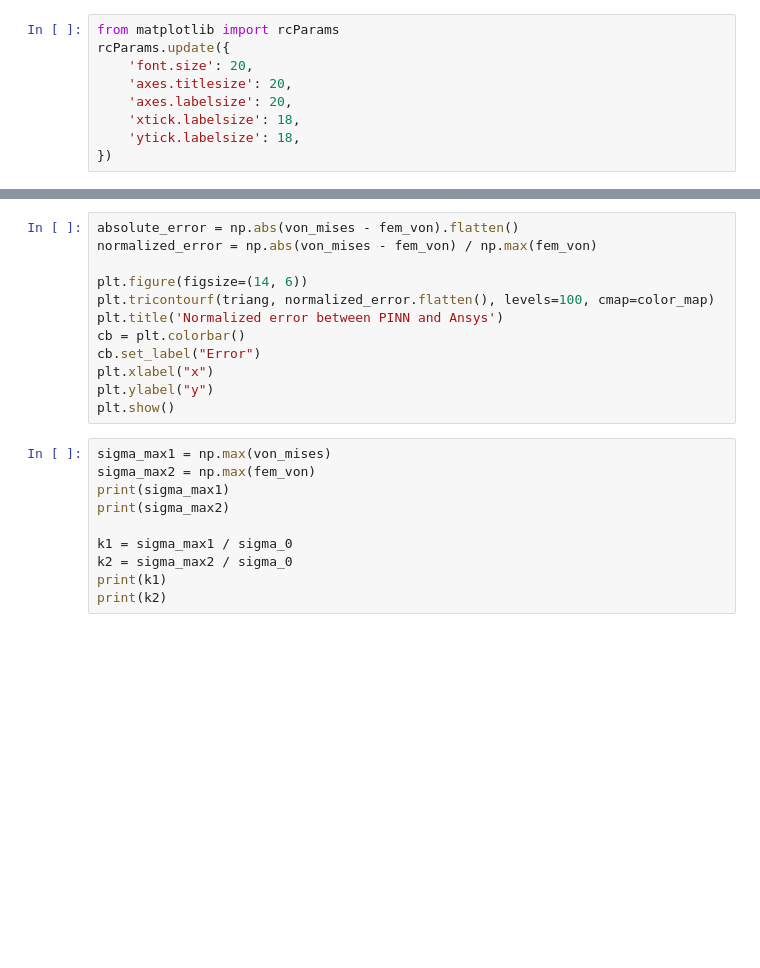
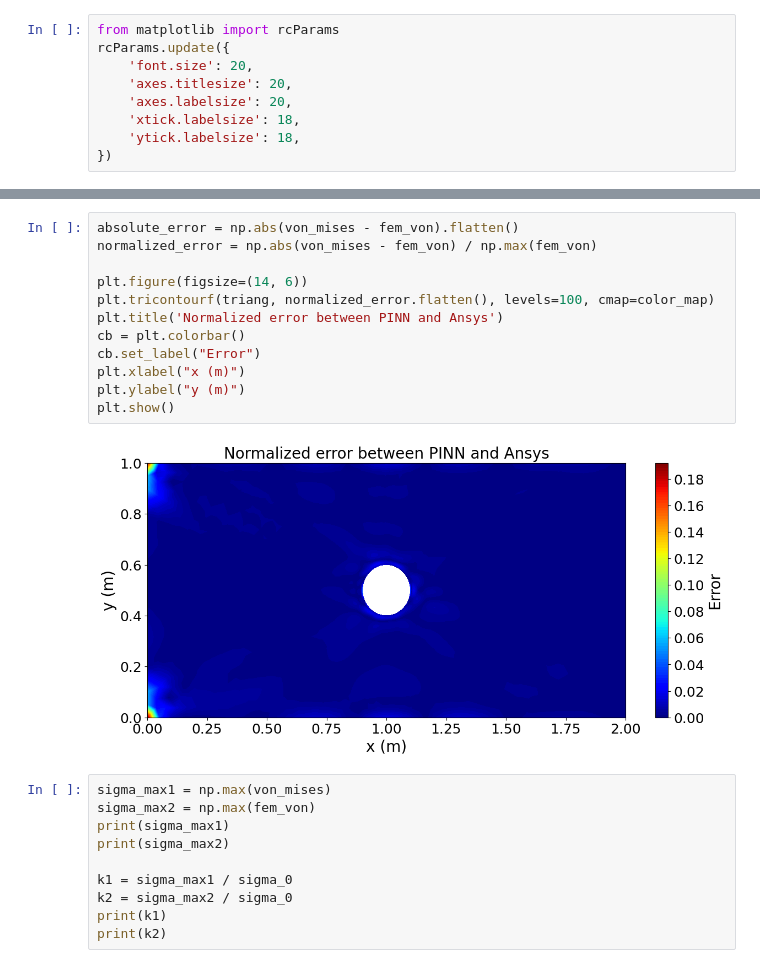
Before and after one commit to alleswe2k/PINNs, a Jupyter notebook: Clean/gen_plot.ipynb, the cells around one changed output, grey strips where cells are left out. Cells and saved outputs as stored; diff of their text form; blank space fills up the shorter version.

```diff
--- a/Clean/gen_plot.ipynb
+++ b/Clean/gen_plot.ipynb
@@ -157,15 +161,17 @@ plt.show()
 # %%
 absolute_error = np.abs(von_mises - fem_von).flatten()
 normalized_error = np.abs(von_mises - fem_von) / np.max(fem_von)
 
 plt.figure(figsize=(14, 6))
 plt.tricontourf(triang, normalized_error.flatten(), levels=100, cmap=color_map)
 plt.title('Normalized error between PINN and Ansys')
 cb = plt.colorbar()
 cb.set_label("Error")
-plt.xlabel("x")
-plt.ylabel("y")
+plt.xlabel("x (m)")
+plt.ylabel("y (m)")
 plt.show()
+# %% [output]
+[figure, added]
 # %%
 sigma_max1 = np.max(von_mises)
 sigma_max2 = np.max(fem_von)
```
Also changed, not shown: parts of 7 cells of this notebook, 29 other files.
